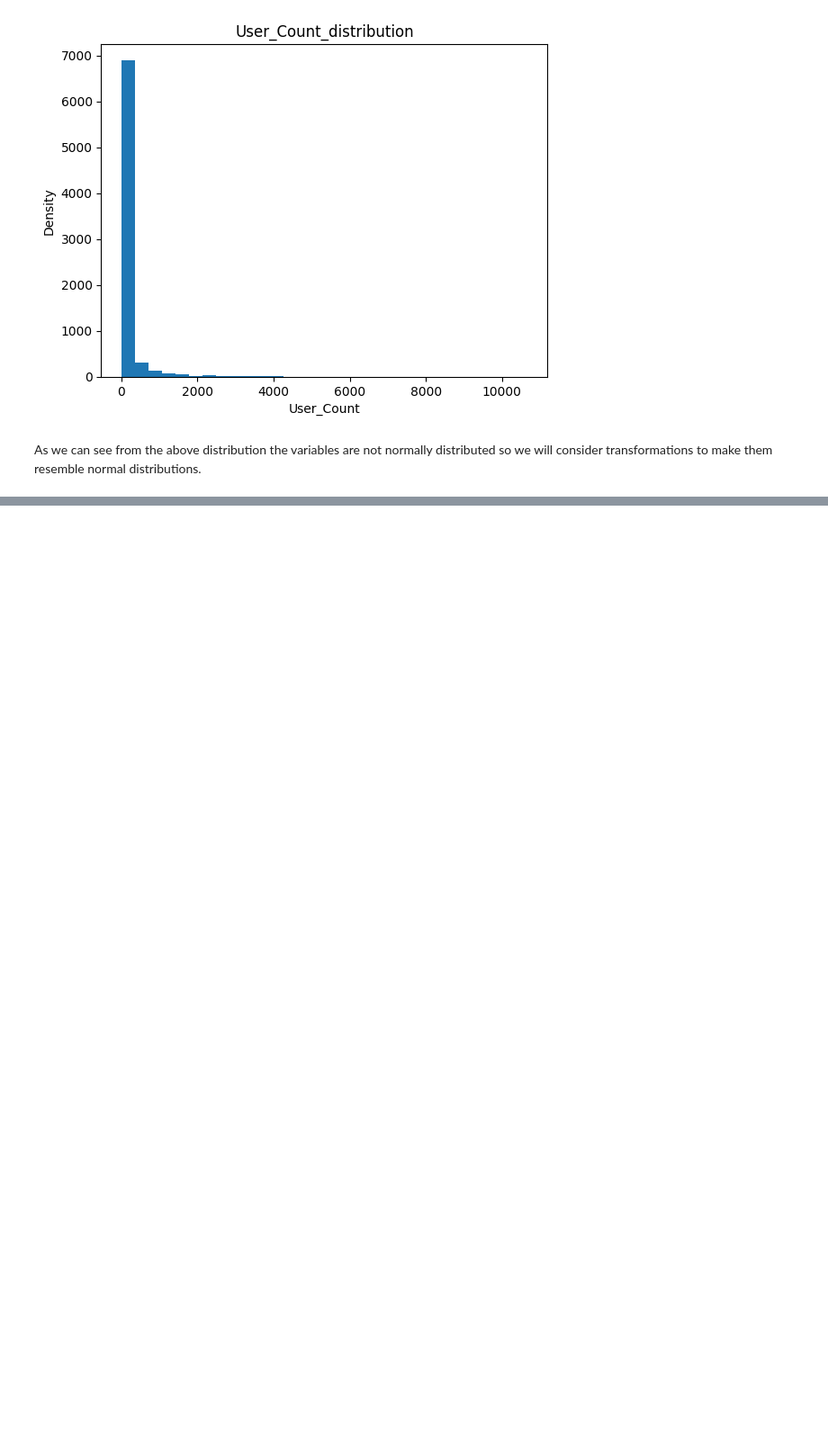
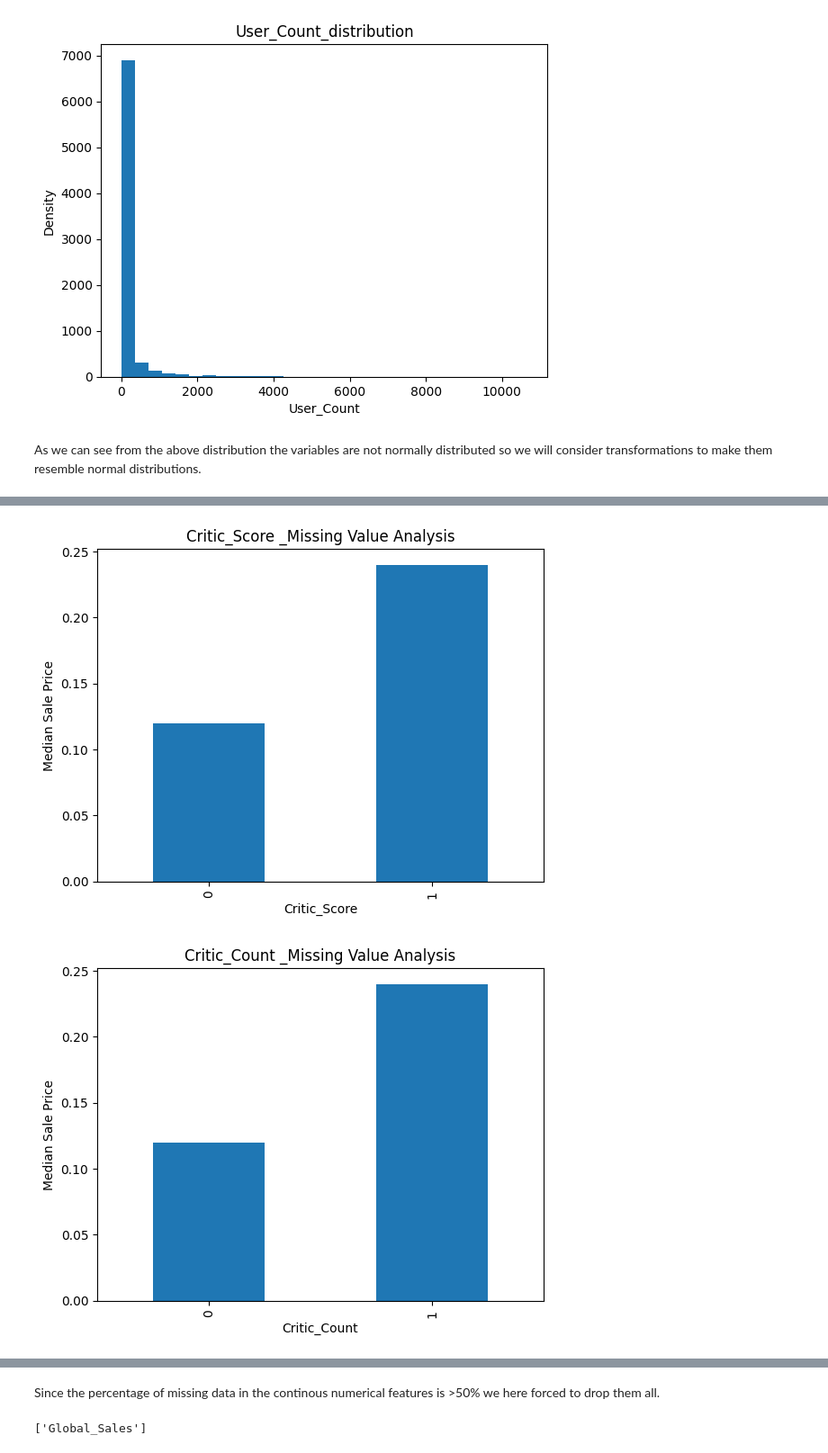
Before and after one commit to yordanossimegnew/Video_Game_Sales_Prediction, a Jupyter notebook: notebooks.ipynb/1. Data_Analysis.ipynb, the cells around one changed output, grey strips where cells are left out. Shown at 90% size. Cells and saved outputs as stored; diff of their text form; code cells hidden in the pictures; blank space fills up the shorter version.

```diff
--- a/notebooks.ipynb/1. Data_Analysis.ipynb
+++ b/notebooks.ipynb/1. Data_Analysis.ipynb
@@ -530,0 +567,17 @@ import scipy.stats as stats
+# %%
+# let's plot a bar chart for each continuous variables with missing features vs median Global_Sale Price relation.
+def analyze_cont_miss(data, var):
+    # first let's copy the data
+    data = data.copy()
+    data[var] = np.where(data[var].isnull(),0,1)
+    data.groupby(var)["Global_Sales"].median().plot.bar()
+    plt.title(f"{var} _Missing Value Analysis")
+    plt.ylabel("Median Sale Price")
+    plt.savefig(f"C:\\Users\\yozil\\Desktop\\My projects\\11. Video_Game_Sales_Prediction\\reports\\Figures\\cont vars missing value analysis\\{var}_missing_value_analysis.jpg")
+    plt.show()
+
+for var in cont_vars_miss:
+    analyze_cont_miss(df,var)
+# %% [output]
+[figure, added]
+[figure, added]
@@ -530,0 +586,2 @@ import scipy.stats as stats
+# %% [markdown]
+Since the percentage of missing data in the continous numerical features is >50% we here forced to drop them all.
@@ -530,0 +590,6 @@ import scipy.stats as stats
+# %%
+# here we update the continous variables list
+cont_vars = [var for var in num_vars if var not in disc_vars and var not in temp_vars and var not in cont_vars_miss]
+cont_vars
+# %% [output]
+['Global_Sales']
```
Also changed, not shown: parts of 23 cells of this notebook.
